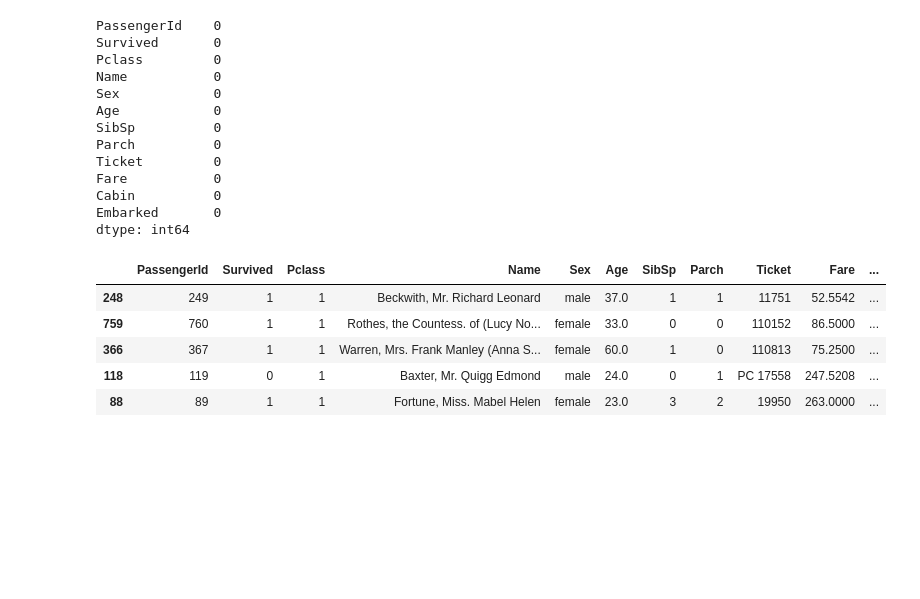
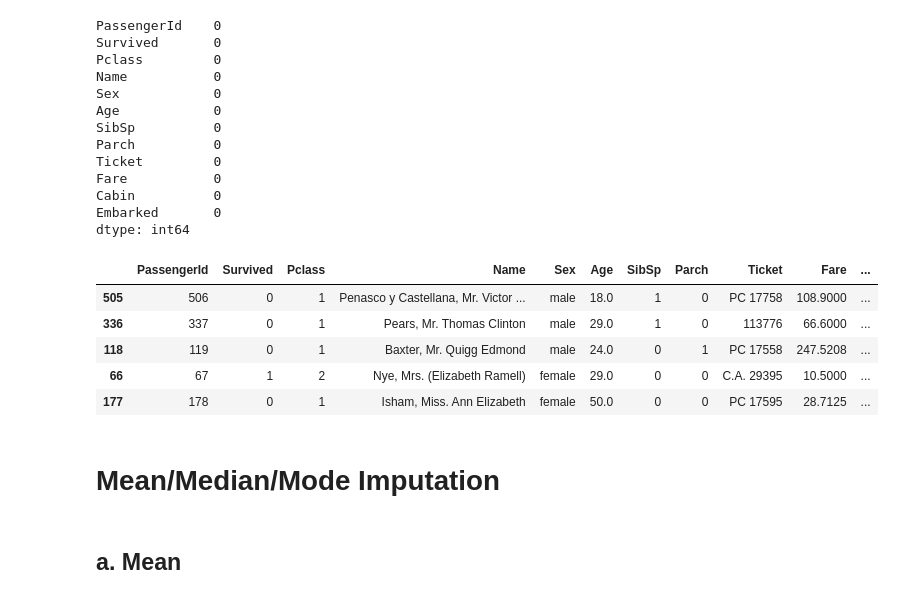
Before and after one commit to subhajit20/Learning-ML, a Jupyter notebook: Removal of Missing Values (Manual).ipynb, the cells around one changed output. Cells and saved outputs as stored; diff of their text form; code cells hidden in the pictures; blank space fills up the shorter version.

Commit message:
Added mean, media, mode imputation to the missing data

```diff
--- a/Removal of Missing Values (Manual).ipynb
+++ b/Removal of Missing Values (Manual).ipynb
@@ -75,8 +75,8 @@ df.sample(5)
 # %% [markdown]
 <h1>DataFrame after removing rows with missing values:</h1>
 # %%
-df.dropna(inplace=True)
-df.isnull().sum()
+removed_null = df.dropna()
+removed_null.isnull().sum()
 # %% [output]
 PassengerId    0
 Survived       0
@@ -92,11 +92,15 @@ Cabin          0
 Embarked       0
 dtype: int64
 # %%
-df.sample(5)
+removed_null.sample(5)
 # %% [output]
 |  | PassengerId | Survived | Pclass | Name | Sex | Age | SibSp | Parch | Ticket | Fare | ... |
-| 248 | 249 | 1 | 1 | Beckwith, Mr. Richard Leonard | male | 37.0 | 1 | 1 | 11751 | 52.5542 | ... |
-| 759 | 760 | 1 | 1 | Rothes, the Countess. of (Lucy No... | female | 33.0 | 0 | 0 | 110152 | 86.5000 | ... |
-| 366 | 367 | 1 | 1 | Warren, Mrs. Frank Manley (Anna S... | female | 60.0 | 1 | 0 | 110813 | 75.2500 | ... |
+| 505 | 506 | 0 | 1 | Penasco y Castellana, Mr. Victor ... | male | 18.0 | 1 | 0 | PC 17758 | 108.9000 | ... |
+| 336 | 337 | 0 | 1 | Pears, Mr. Thomas Clinton | male | 29.0 | 1 | 0 | 113776 | 66.6000 | ... |
 | 118 | 119 | 0 | 1 | Baxter, Mr. Quigg Edmond | male | 24.0 | 0 | 1 | PC 17558 | 247.5208 | ... |
-| 88 | 89 | 1 | 1 | Fortune, Miss. Mabel Helen | female | 23.0 | 3 | 2 | 19950 | 263.0000 | ... |
+| 66 | 67 | 1 | 2 | Nye, Mrs. (Elizabeth Ramell) | female | 29.0 | 0 | 0 | C.A. 29395 | 10.5000 | ... |
+| 177 | 178 | 0 | 1 | Isham, Miss. Ann Elizabeth | female | 50.0 | 0 | 0 | PC 17595 | 28.7125 | ... |
+# %% [markdown]
+<h1>Mean/Median/Mode Imputation</h1>
+# %% [markdown]
+<h2>a. Mean</h2>
```
Also changed, not shown: parts of 13 cells of this notebook.
